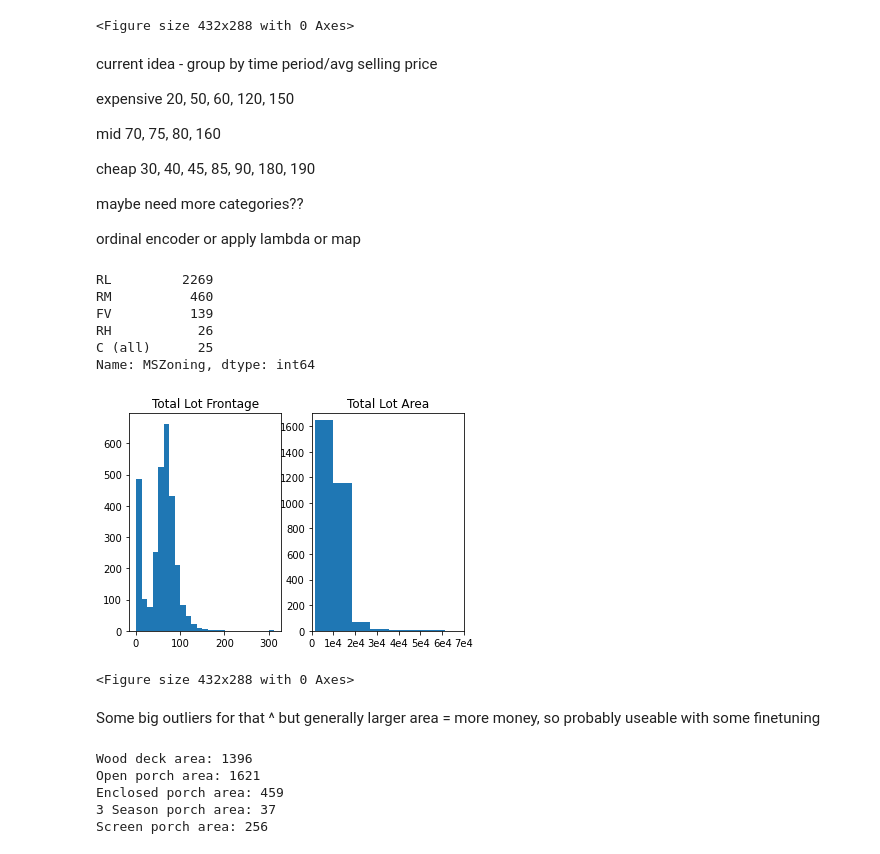
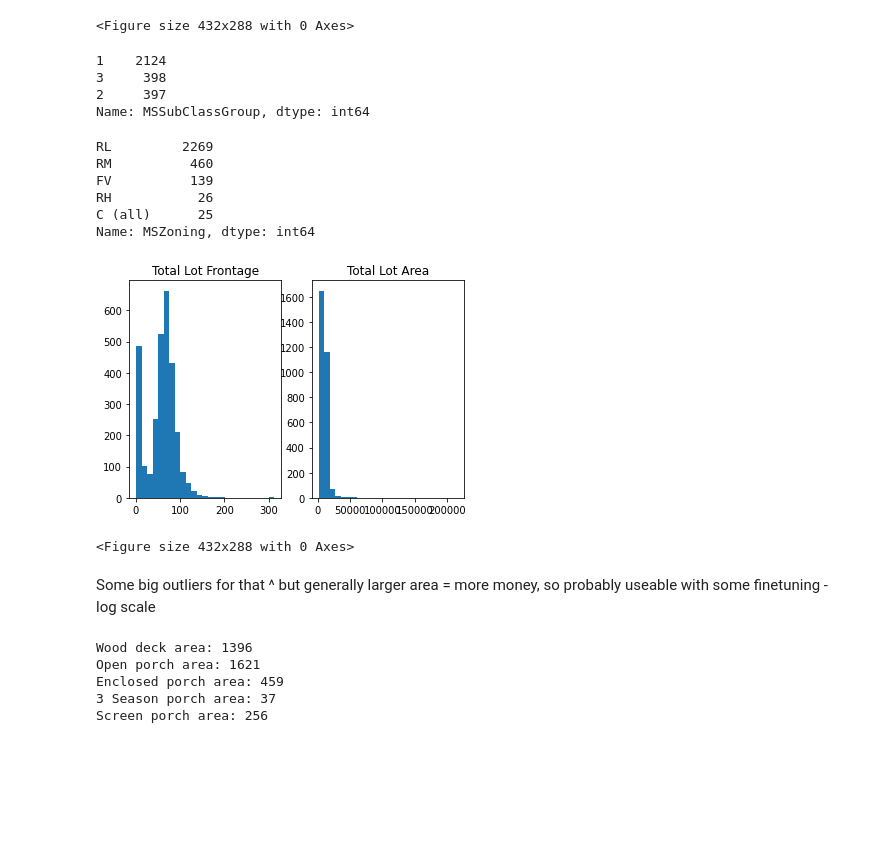
Before and after one commit to MikaO13/House-Prices-Regression, a Jupyter notebook: house_prices.ipynb, the cells around one changed output. Drawn from its saved outputs; the diff is of its cells as text; code cells hidden in the pictures; blank space fills up the shorter version.

Commit message:
work w/ area+quality ranking based features, selectkbest + initial model

```diff
--- a/house_prices.ipynb
+++ b/house_prices.ipynb
@@ -79,18 +81,15 @@ plt.clf()
 # %% [output]
 [figure]
 <Figure size 432x288 with 0 Axes>
-# %% [markdown]
-current idea - group by time period/avg selling price
-
-expensive 20, 50, 60, 120, 150
-
-mid 70, 75, 80, 160
-
-cheap 30, 40, 45, 85, 90, 180, 190
-
-maybe need more categories??
-
-ordinal encoder or apply lambda or map
+# %%
+MSMap = {20: 1, 50: 1, 60: 1, 120: 1, 150: 1, 70: 2, 75: 2, 80: 2, 160: 2, 30: 3, 40: 3, 45: 3, 85: 3, 90: 3, 180: 3, 190: 3}
+df['MSSubClassGroup'] = df['MSSubClass'].map(MSMap)
+df['MSSubClassGroup'].value_counts()
+# %% [output]
+1    2124
+3     398
+2     397
+Name: MSSubClassGroup, dtype: int64
 # %%
 df.MSZoning.fillna(df.MSZoning.mode()[0], inplace=True)
 df.MSZoning.value_counts()
@@ -105,23 +104,21 @@ Name: MSZoning, dtype: int64
 # %%
 df.LotFrontage.fillna(0, inplace=True)
 df.LotArea.fillna(0, inplace=True)
 
 plt.subplot(1, 2, 1)
 plt.hist(df['LotFrontage'], bins=25)
 plt.title('Total Lot Frontage')
 plt.subplot(1, 2, 2)
 plt.hist(df['LotArea'], bins=25)
 plt.title('Total Lot Area')
-plt.xticks((0, 10000, 20000, 30000, 40000, 50000, 60000, 70000), ('0', '1e4', '2e4', '3e4', '4e4', '5e4', '6e4', '7e4'))
-plt.axis([0, 70000, 0, 1700])
 
 plt.show()
 plt.clf()
 # %% [output]
-[figure, old version]
+[figure, new version]
 <Figure size 432x288 with 0 Axes>
 # %% [markdown]
-Some big outliers for that ^ but generally larger area = more money, so probably useable with some finetuning
+Some big outliers for that ^ but generally larger area = more money, so probably useable with some finetuning - log scale
 # %%
 # assuming 0 = no porch of that type
 print("Wood deck area:", (df['WoodDeckSF'] != 0).sum())
```
Also changed, not shown: parts of 26 cells of this notebook, 1 other file.
